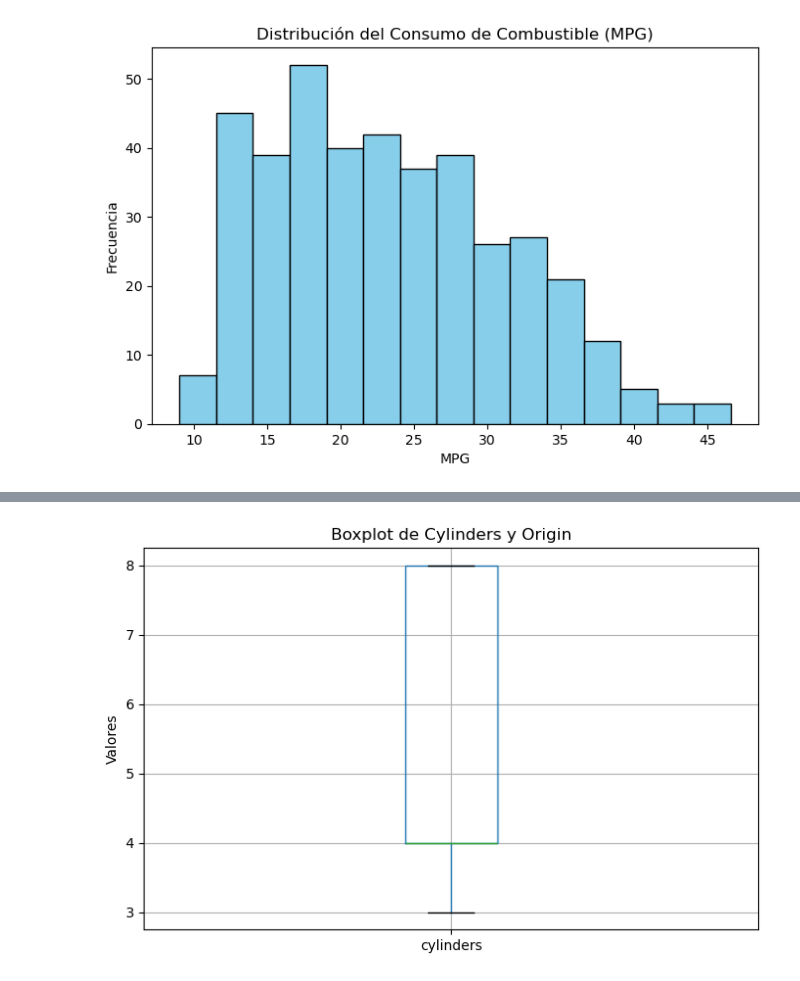
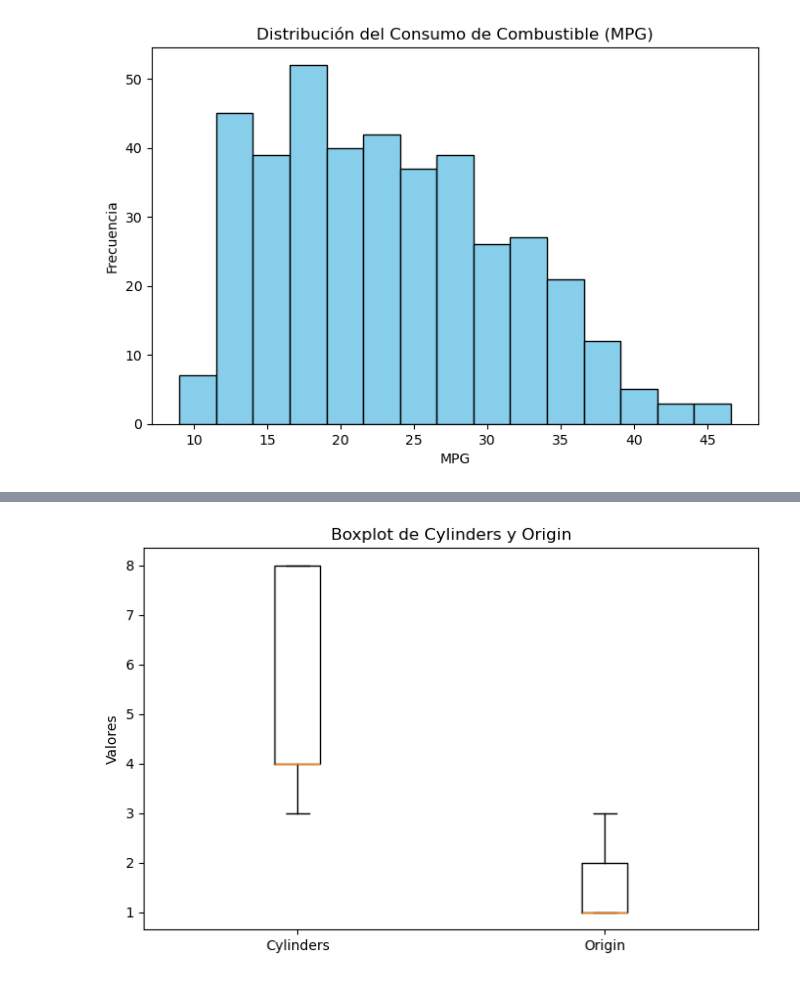
Before and after one commit to bvillalba94/AprendizajeAutomatico2026, a Jupyter notebook: Clase 2/Ejercicio2/Untitled.ipynb, the cells around one changed output, grey strips where cells are left out. Cells and saved outputs as stored; diff of their text form; code cells hidden in the pictures.

```diff
--- a/Clase 2/Ejercicio2/Untitled.ipynb
+++ b/Clase 2/Ejercicio2/Untitled.ipynb
@@ -59,8 +59,19 @@ plt.show()
 # %%
-df[['cylinders', 'origin']].boxplot(figsize=(8,5))
+df['origin_num'] = df['origin'].map({
+    'usa': 1,
+    'europe': 2,
+    'japan': 3
+})
+
+plt.figure(figsize=(8,5))
+
+plt.boxplot(
+    [df['cylinders'], df['origin_num']],
+    tick_labels=['Cylinders', 'Origin']
+)
 
 plt.title('Boxplot de Cylinders y Origin')
 plt.ylabel('Valores')
 plt.show()
 # %% [output]
-[figure, old version]
+[figure, new version]
```
Also changed, not shown: parts of 3 cells of this notebook.
